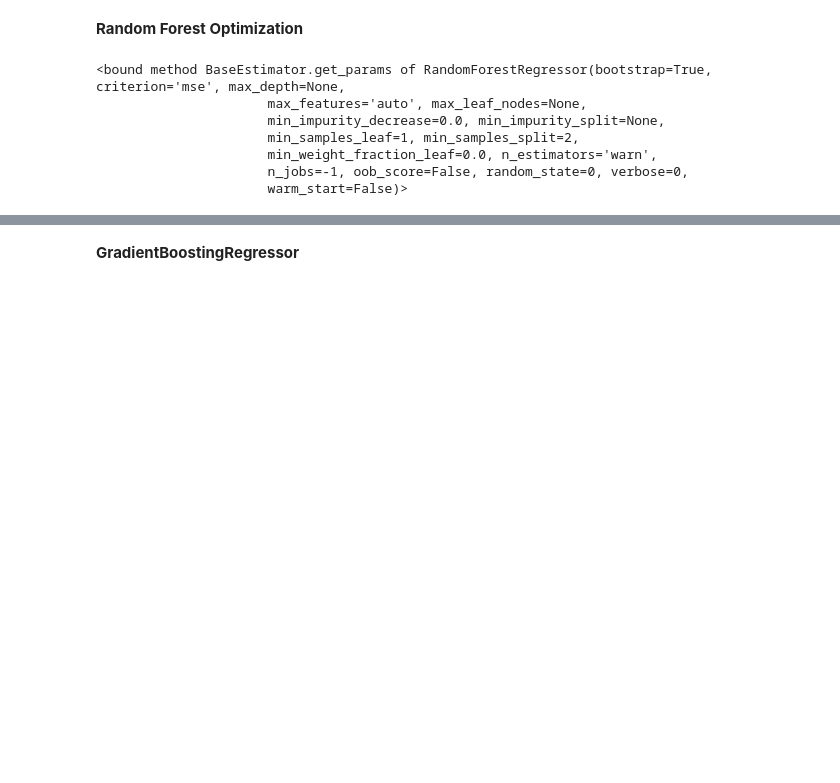
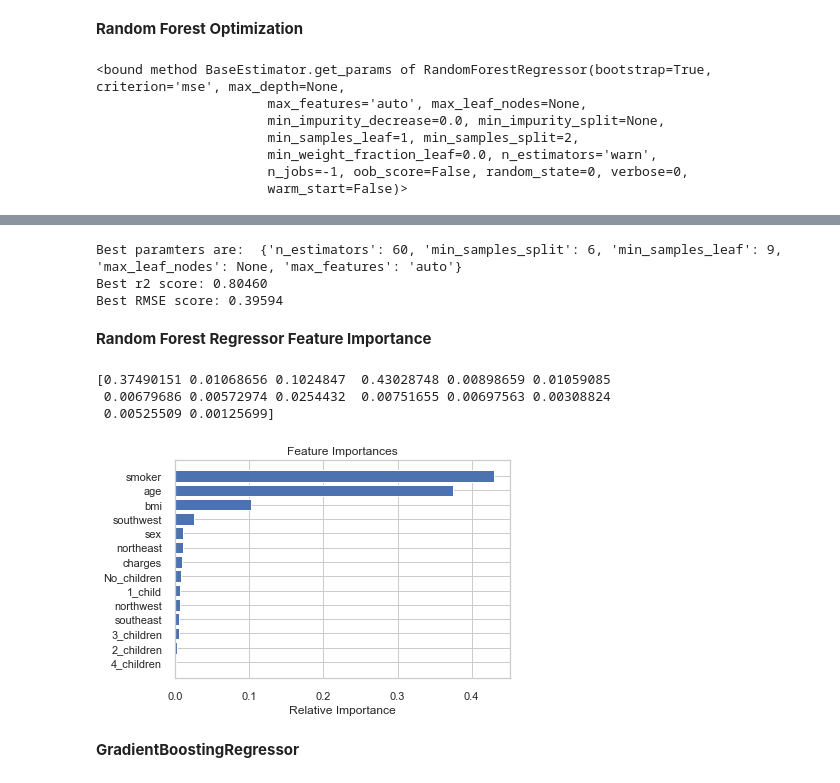
Before and after one commit to KishenSharma6/HealthInsurancePremiums-Regression, a Jupyter notebook: Health Insurance Premiums - Regression.ipynb, the cells around one changed output, grey strips where cells are left out. Drawn from its saved outputs; the diff is of its cells as text; code cells hidden in the pictures; blank space fills up the shorter version.

Commit message:
Added Feature Importance

```diff
--- a/Health Insurance Premiums - Regression.ipynb
+++ b/Health Insurance Premiums - Regression.ipynb
@@ -620,11 +621,37 @@ pd.set_option('display.max_columns', 35)
 #Convert cv_results_ into a dataframe
 results_rf = pd.DataFrame(cv_resultsrf.cv_results_)
 
-#Capture rank_test_MSE 1 mean_test_MSE
-bestrf_MSE = results_rf.mean_test_MSE[results_rf.rank_test_MSE == 1].values
+#Capture rank_test_MSE 10 mean_test_MSE
+bestrf_MSE = results_rf.mean_test_MSE[results_rf.rank_test_MSE == 10].values
 
 #Calculate RMSE
 print('Best RMSE score: {:.5f}'.format(np.sqrt(bestrf_MSE[0])))
+# %% [output]
+Best paramters are:  {'n_estimators': 60, 'min_samples_split': 6, 'min_samples_leaf': 9, 'max_leaf_nodes': None, 'max_features': 'auto'}
+Best r2 score: 0.80460
+Best RMSE score: 0.39594
+# %% [markdown]
+**Random Forest Regressor Feature Importance**
+# %%
+#Fit rforest
+rforest.fit(X_train, y_train)
+
+#Create features for plotting
+features = list(df)
+importances = rforest.feature_importances_
+indices = np.argsort(importances)
+
+#Creat Plot
+plt.title('Feature Importances')
+plt.barh(range(len(indices)), importances[indices], color='b', align='center')
+plt.yticks(range(len(indices)), [features[i] for i in indices])
+plt.xlabel('Relative Importance')
+plt.show()
+# %% [output]
+[0.37490151 0.01068656 0.1024847  0.43028748 0.00898659 0.01059085
+ 0.00679686 0.00572974 0.0254432  0.00751655 0.00697563 0.00308824
+ 0.00525509 0.00125699]
+[figure, added]
 # %% [markdown]
 **GradientBoostingRegressor**
 # %%
```
Also changed, not shown: parts of 14 cells of this notebook.
